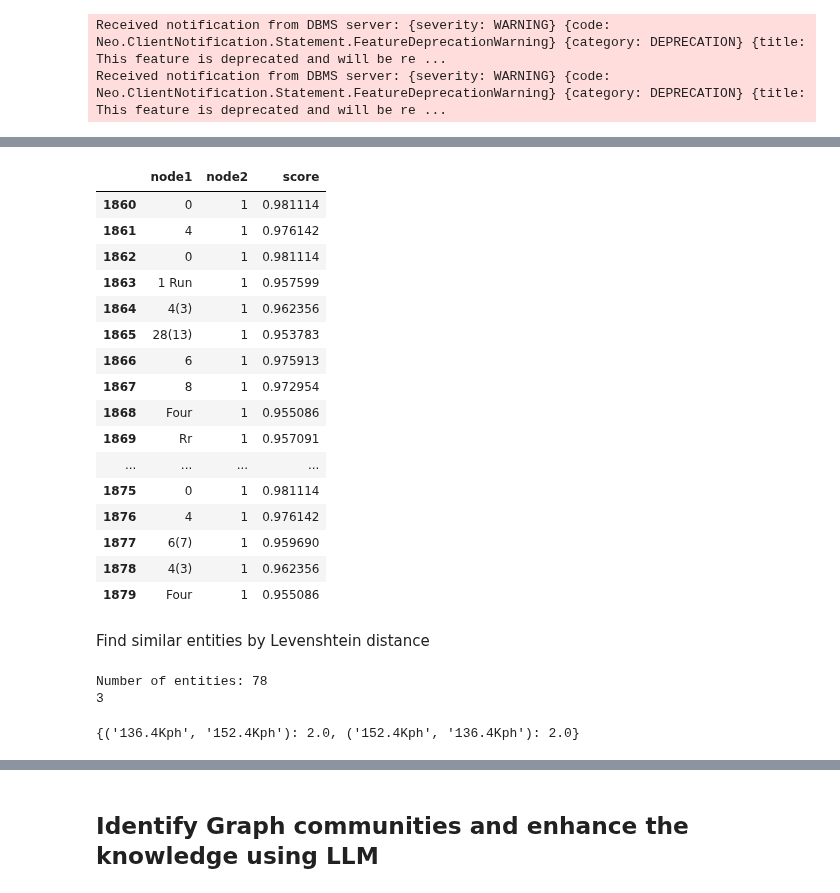
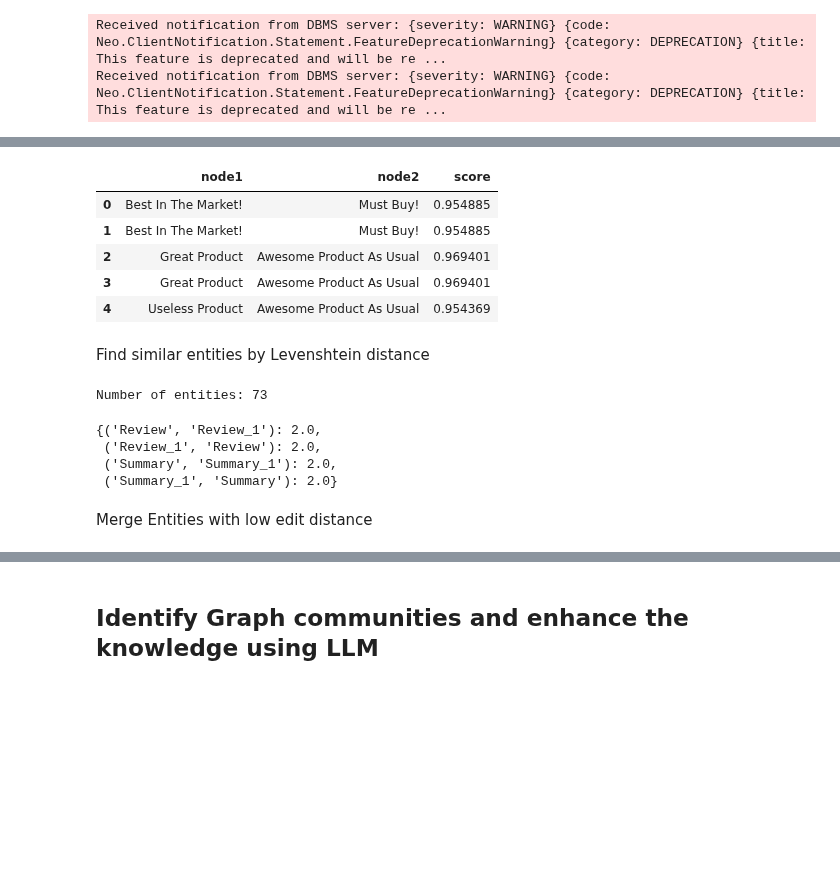
Before and after one commit to sriksmachi/sriksml, a Jupyter notebook: language-models/graphrag_ds.ipynb, the cells around one changed output, grey strips where cells are left out. Saved outputs shown, nothing was run; the diff lists cells and outputs as text; code cells hidden in the pictures; blank space fills up the shorter version.

```diff
--- a/language-models/graphrag_ds.ipynb
+++ b/language-models/graphrag_ds.ipynb
@@ -217,58 +217,49 @@ Name: 0, dtype: object
 # %%
 # get nodes with relationtype as SIMILAR
 query = """
 MATCH (n:__Entity__)-[r:SIMILAR]-(m:__Entity__)
 RETURN n.id as node1, m.id as node2, r.score as score
 """
-result = gds.run_cypher(query)
-result.tail(20)
+result = pd.DataFrame.from_records(gds.run_cypher(query))
+# exclude numeric types from node 1 and 2
+result = result[~result['node1'].str.contains(r'\d')]
+result.head()
 # %% [output]
 |  | node1 | node2 | score |
-| 1860 | 0 | 1 | 0.981114 |
-| 1861 | 4 | 1 | 0.976142 |
-| 1862 | 0 | 1 | 0.981114 |
-| 1863 | 1 Run | 1 | 0.957599 |
-| 1864 | 4(3) | 1 | 0.962356 |
-| 1865 | 28(13) | 1 | 0.953783 |
-| 1866 | 6 | 1 | 0.975913 |
-| 1867 | 8 | 1 | 0.972954 |
-| 1868 | Four | 1 | 0.955086 |
-| 1869 | Rr | 1 | 0.957091 |
-| ... | ... | ... | ... |
-| 1875 | 0 | 1 | 0.981114 |
-| 1876 | 4 | 1 | 0.976142 |
-| 1877 | 6(7) | 1 | 0.959690 |
-| 1878 | 4(3) | 1 | 0.962356 |
-| 1879 | Four | 1 | 0.955086 |
+| 0 | Best In The Market! | Must Buy! | 0.954885 |
+| 1 | Best In The Market! | Must Buy! | 0.954885 |
+| 2 | Great Product | Awesome Product As Usual | 0.969401 |
+| 3 | Great Product | Awesome Product As Usual | 0.969401 |
+| 4 | Useless Product | Awesome Product As Usual | 0.954369 |
 # %% [markdown]
 Find similar entities by Levenshtein distance
 # %%
 import Levenshtein
 
-edit_distance_threshold = 3
+edit_distance_threshold = 4
 query = """
 MATCH (n:__Entity__)
 RETURN n.id as id, n.wcc as wcc
 """
 entities_df = pd.DataFrame.from_records(graph.query(query))
 print(f"Number of entities: {entities_df.shape[0]}")
-print(Levenshtein.distance('Boult', 'Rohit'))
 edit_distances = pd.crosstab(entities_df['id'], entities_df['id'])
 # fill values with edit distance between column and row names
 for i in edit_distances.columns:
     for j in edit_distances.index:
         if len(i) > 4 and len(j) > 4:
             # if i or j has "innings" in it, skip
-            if "Inns" in i:
-                continue
             edit_distances.loc[j, i] = Levenshtein.distance(i, j)
 # find edit distances below threshold and greater than 0
 edit_distances = edit_distances[(edit_distances < edit_distance_threshold)]
 # create a dictionary of similar entities
 edit_distances = edit_distances[edit_distances > 1].stack().to_dict()
 edit_distances
-# Conclusion: Probably, not a good idea to merge by names
 # %% [output]
-Number of entities: 78
-3
+Number of entities: 73
-{('136.4Kph', '152.4Kph'): 2.0, ('152.4Kph', '136.4Kph'): 2.0}
+{('Review', 'Review_1'): 2.0,
+ ('Review_1', 'Review'): 2.0,
+ ('Summary', 'Summary_1'): 2.0,
+ ('Summary_1', 'Summary'): 2.0}
+# %% [markdown]
+Merge Entities with low edit distance
```
Also changed, not shown: parts of 26 cells of this notebook.
